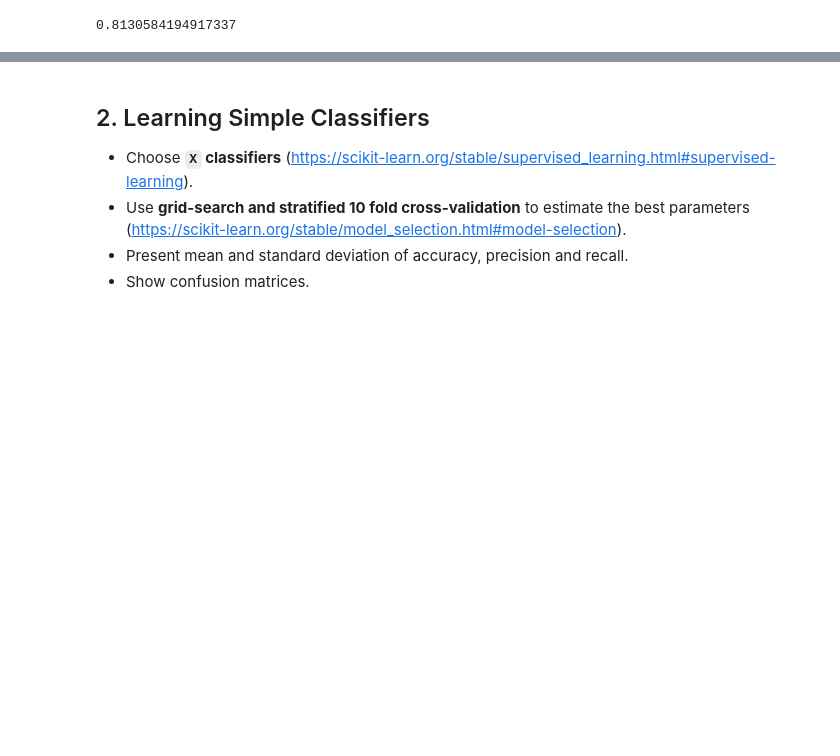
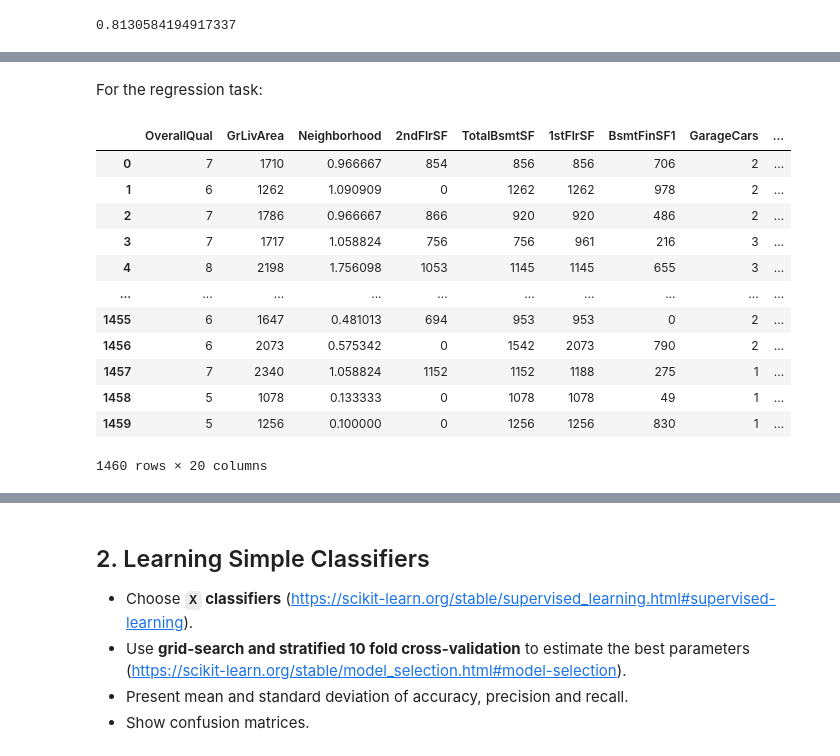
Before and after one commit to Gustavo-SF/House-Prices-Kaggle, a Jupyter notebook: PD_201920_Project3.ipynb, the cells around one changed output, grey strips where cells are left out. Cells and saved outputs as stored; diff of their text form; code cells hidden in the pictures; blank space fills up the shorter version.

```diff
--- a/PD_201920_Project3.ipynb
+++ b/PD_201920_Project3.ipynb
@@ -637,0 +685,19 @@ For the classification task we will use the 20 features present in the graph abo
+# %% [markdown]
+For the regression task:
+# %%
+df_x_reg, y_reg = df_X_encoded[reg_columns], df_y_reg
+df_x_reg
+# %% [output]
+|  | OverallQual | GrLivArea | Neighborhood | 2ndFlrSF | TotalBsmtSF | 1stFlrSF | BsmtFinSF1 | GarageCars | ... |
+| 0 | 7 | 1710 | 0.966667 | 854 | 856 | 856 | 706 | 2 | ... |
+| 1 | 6 | 1262 | 1.090909 | 0 | 1262 | 1262 | 978 | 2 | ... |
+| 2 | 7 | 1786 | 0.966667 | 866 | 920 | 920 | 486 | 2 | ... |
+| 3 | 7 | 1717 | 1.058824 | 756 | 756 | 961 | 216 | 3 | ... |
+| 4 | 8 | 2198 | 1.756098 | 1053 | 1145 | 1145 | 655 | 3 | ... |
+| ... | ... | ... | ... | ... | ... | ... | ... | ... | ... |
+| 1455 | 6 | 1647 | 0.481013 | 694 | 953 | 953 | 0 | 2 | ... |
+| 1456 | 6 | 2073 | 0.575342 | 0 | 1542 | 2073 | 790 | 2 | ... |
+| 1457 | 7 | 2340 | 1.058824 | 1152 | 1152 | 1188 | 275 | 1 | ... |
+| 1458 | 5 | 1078 | 0.133333 | 0 | 1078 | 1078 | 49 | 1 | ... |
+| 1459 | 5 | 1256 | 0.100000 | 0 | 1256 | 1256 | 830 | 1 | ... |
+1460 rows × 20 columns
```
Also changed, not shown: parts of 36 cells of this notebook.
